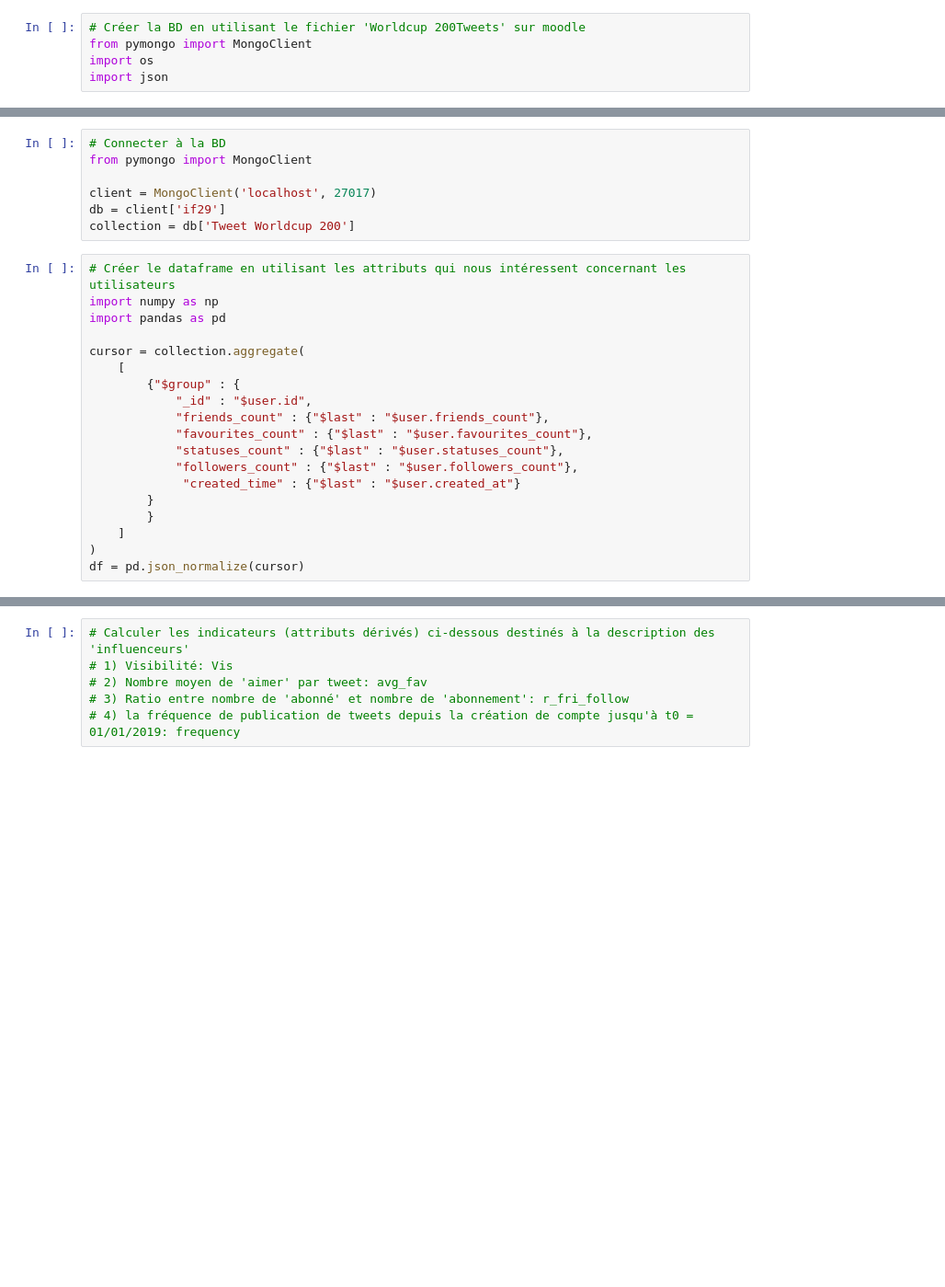
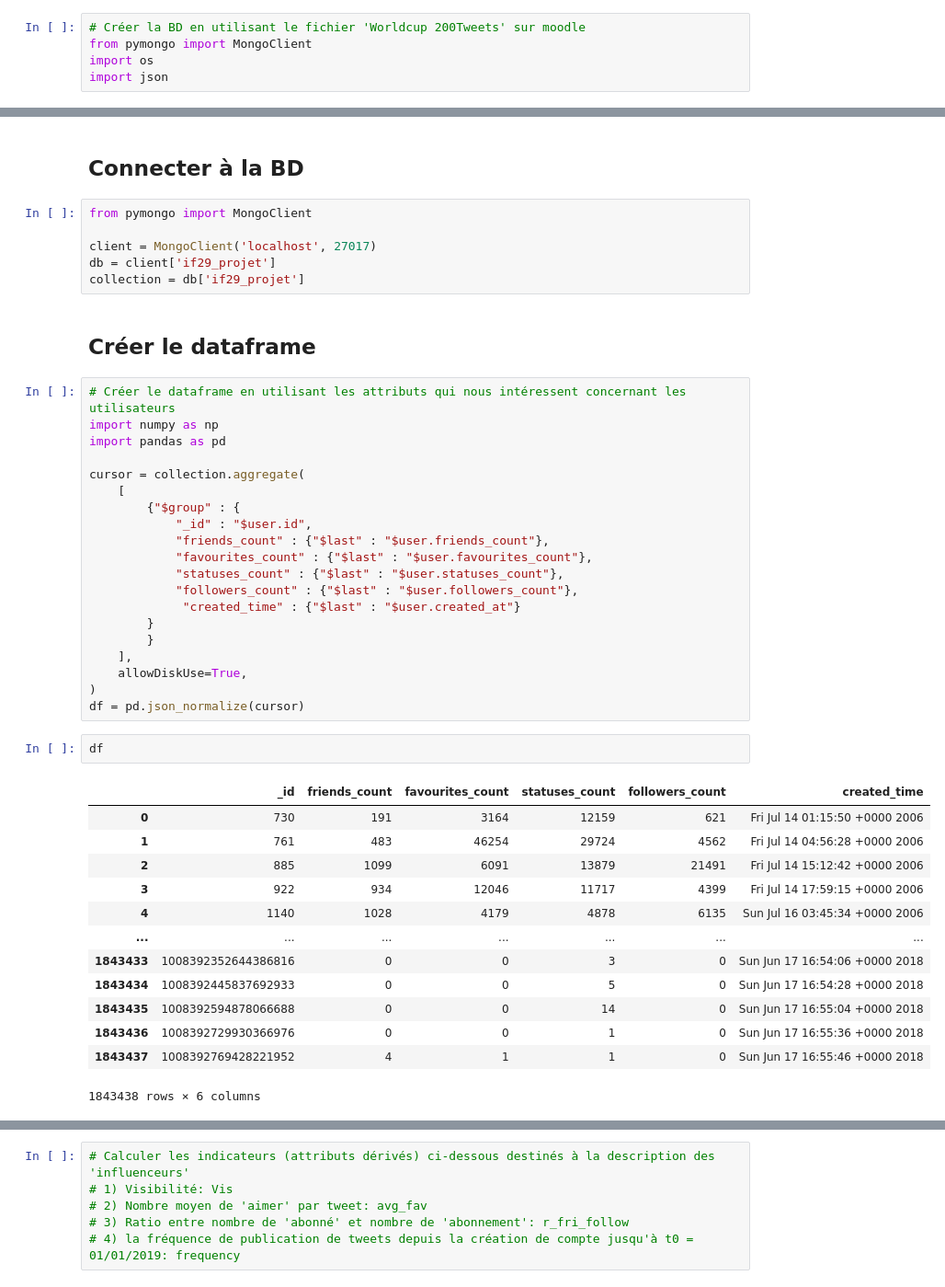
Before and after one commit to cug-sun/IF29_projet, a Jupyter notebook: Code définitif GR05_shirui_chen.ipynb, the cells around one changed output, grey strips where cells are left out. Shown at 92% size. Saved outputs shown, nothing was run; the diff lists cells and outputs as text; blank space fills up the shorter version.

```diff
--- a/Code définitif GR05_shirui_chen.ipynb
+++ b/Code définitif GR05_shirui_chen.ipynb
@@ -21,13 +23,16 @@ for filename in list_filename:
     for line in lines:
         document = json.loads(line[:-1])
         collection.insert_one(document)
+# %% [markdown]
+## Connecter à la BD
 # %%
-# Connecter à la BD
 from pymongo import MongoClient
 
 client = MongoClient('localhost', 27017)
-db = client['if29']
-collection = db['Tweet Worldcup 200']
+db = client['if29_projet']
+collection = db['if29_projet']
+# %% [markdown]
+## Créer le dataframe
 # %%
 # Créer le dataframe en utilisant les attributs qui nous intéressent concernant les utilisateurs
 import numpy as np
@@ -44,9 +49,26 @@ cursor = collection.aggregate(
              "created_time" : {"$last" : "$user.created_at"}
         }
         }
-    ]
+    ],
+    allowDiskUse=True,
 )
 df = pd.json_normalize(cursor)
+# %%
+df
+# %% [output]
+|  | _id | friends_count | favourites_count | statuses_count | followers_count | created_time |
+| 0 | 730 | 191 | 3164 | 12159 | 621 | Fri Jul 14 01:15:50 +0000 2006 |
+| 1 | 761 | 483 | 46254 | 29724 | 4562 | Fri Jul 14 04:56:28 +0000 2006 |
+| 2 | 885 | 1099 | 6091 | 13879 | 21491 | Fri Jul 14 15:12:42 +0000 2006 |
+| 3 | 922 | 934 | 12046 | 11717 | 4399 | Fri Jul 14 17:59:15 +0000 2006 |
+| 4 | 1140 | 1028 | 4179 | 4878 | 6135 | Sun Jul 16 03:45:34 +0000 2006 |
+| ... | ... | ... | ... | ... | ... | ... |
+| 1843433 | 1008392352644386816 | 0 | 0 | 3 | 0 | Sun Jun 17 16:54:06 +0000 2018 |
+| 1843434 | 1008392445837692933 | 0 | 0 | 5 | 0 | Sun Jun 17 16:54:28 +0000 2018 |
+| 1843435 | 1008392594878066688 | 0 | 0 | 14 | 0 | Sun Jun 17 16:55:04 +0000 2018 |
+| 1843436 | 1008392729930366976 | 0 | 0 | 1 | 0 | Sun Jun 17 16:55:36 +0000 2018 |
+| 1843437 | 1008392769428221952 | 4 | 1 | 1 | 0 | Sun Jun 17 16:55:46 +0000 2018 |
+1843438 rows × 6 columns
 # %%
 # Première analyse sur le résumé des données quantitatives
 df.iloc[:,[1,2,3,4]].describe().astype(int)
```
Also changed, not shown: parts of 23 cells of this notebook, 2 other files.
